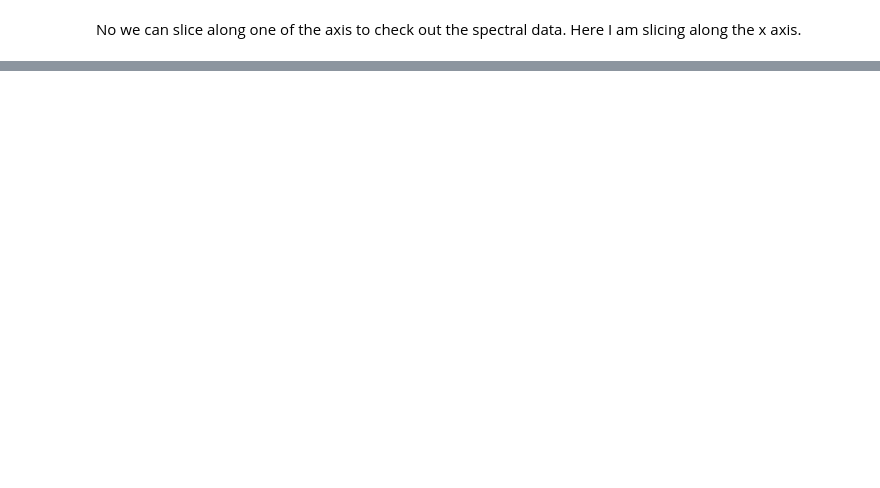
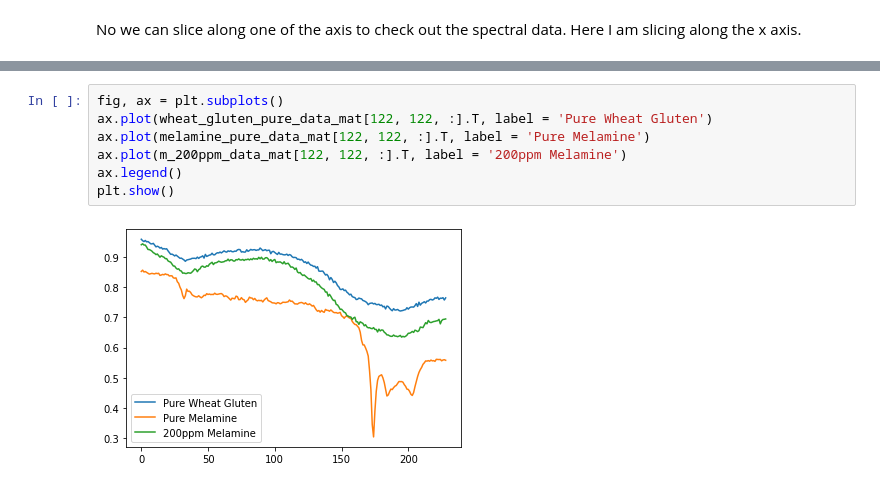
Before and after one commit to KeeganMcWW/ml-projects, a Jupyter notebook: IASIM2016_Challenege_ML.ipynb, the cells around one changed output, grey strips where cells are left out. Saved outputs shown, nothing was run; the diff lists cells and outputs as text; blank space fills up the shorter version.

```diff
--- a/IASIM2016_Challenege_ML.ipynb
+++ b/IASIM2016_Challenege_ML.ipynb
@@ -160,0 +166,9 @@ Its pretty clear for this example
+# %%
+fig, ax = plt.subplots()
+ax.plot(wheat_gluten_pure_data_mat[122, 122, :].T, label = 'Pure Wheat Gluten')
+ax.plot(melamine_pure_data_mat[122, 122, :].T, label = 'Pure Melamine')
+ax.plot(m_200ppm_data_mat[122, 122, :].T, label = '200ppm Melamine')
+ax.legend()
+plt.show()
+# %% [output]
+[figure, added]
```
Also changed, not shown: parts of 20 cells of this notebook.
